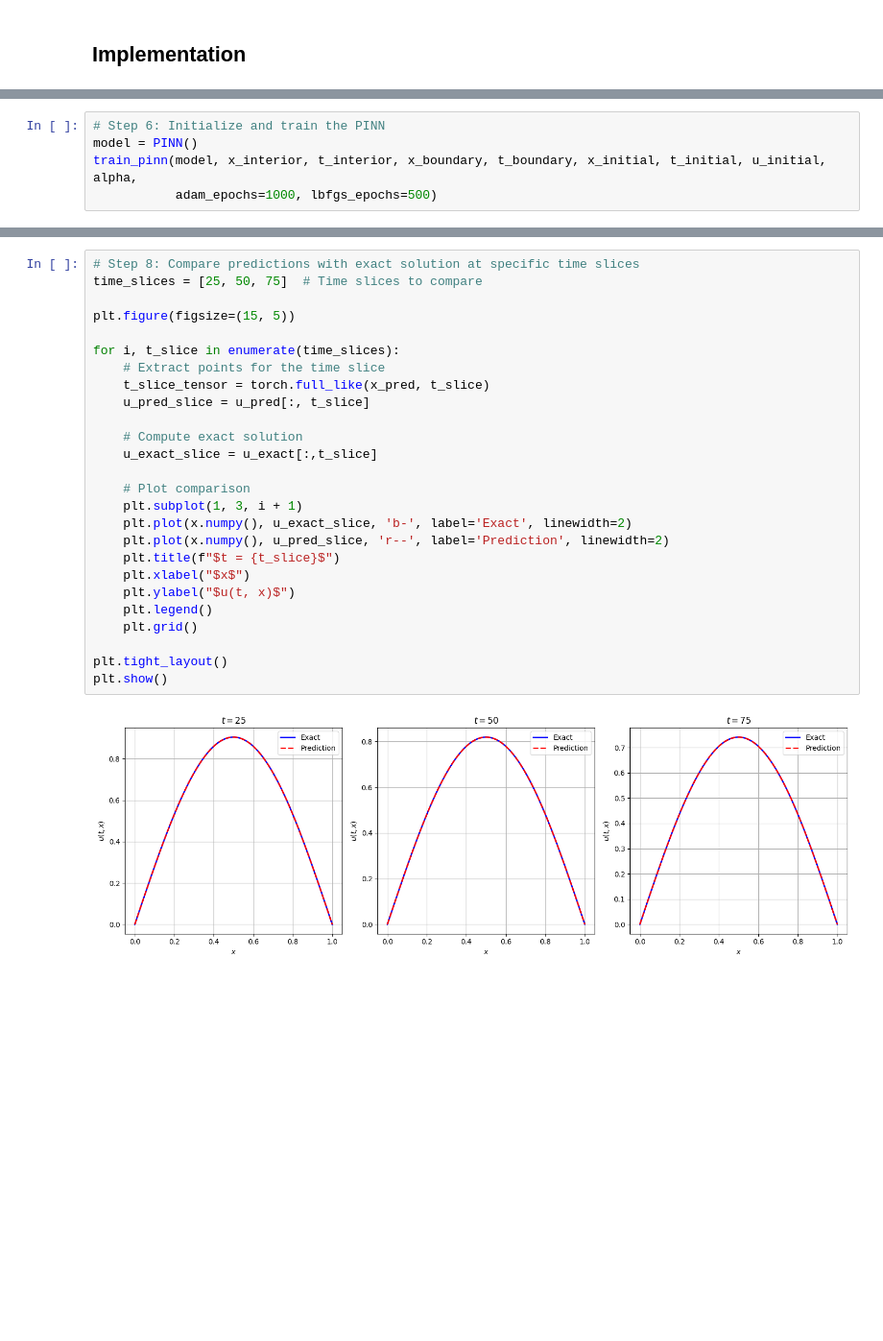
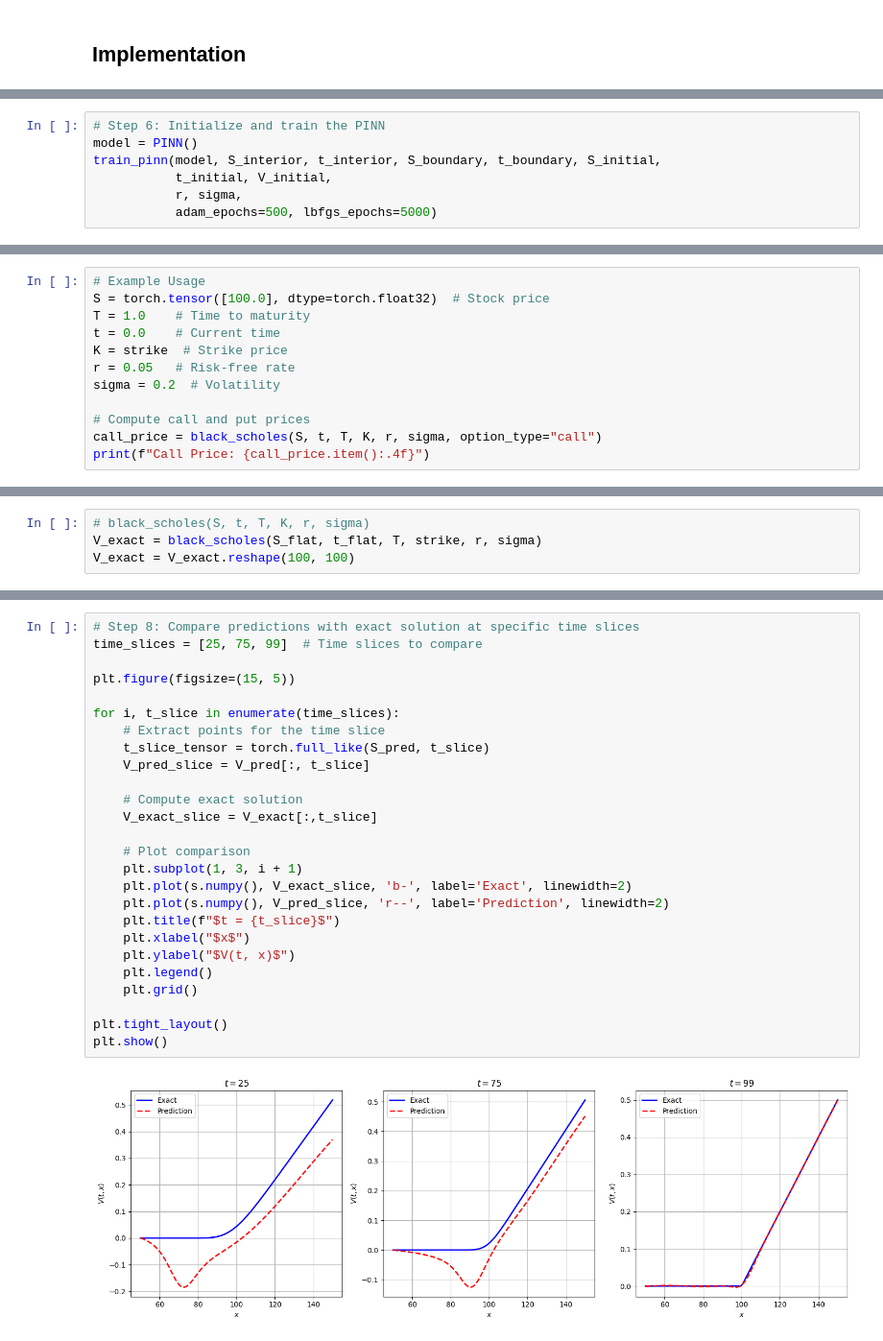
Before and after one commit to aderdouri/PINNs, a Jupyter notebook: Tutorials/Inverse_Black_Scholes.ipynb, the cells around one changed output, grey strips where cells are left out. Shown at 96% size. Cells and saved outputs as stored; diff of their text form; blank space fills up the shorter version.

```diff
--- a/Tutorials/Inverse_Black_Scholes.ipynb
+++ b/Tutorials/Inverse_Black_Scholes.ipynb
@@ -138,6 +222,8 @@ u_initial = torch.sin(np.pi * x)
 # %%
 # Step 6: Initialize and train the PINN
 model = PINN()
-train_pinn(model, x_interior, t_interior, x_boundary, t_boundary, x_initial, t_initial, u_initial, alpha,
-           adam_epochs=1000, lbfgs_epochs=500)
+train_pinn(model, S_interior, t_interior, S_boundary, t_boundary, S_initial,
+           t_initial, V_initial,
+           r, sigma,
+           adam_epochs=500, lbfgs_epochs=5000)
 # %% [output]
@@ -201,0 +262,12 @@ u_exact = u_pred.reshape(100, 100)
+# %%
+# Example Usage
+S = torch.tensor([100.0], dtype=torch.float32)  # Stock price
+T = 1.0    # Time to maturity
+t = 0.0    # Current time
+K = strike  # Strike price
+r = 0.05   # Risk-free rate
+sigma = 0.2  # Volatility
+
+# Compute call and put prices
+call_price = black_scholes(S, t, T, K, r, sigma, option_type="call")
+print(f"Call Price: {call_price.item():.4f}")
@@ -201,0 +276,4 @@ u_exact = u_pred.reshape(100, 100)
+# %%
+# black_scholes(S, t, T, K, r, sigma)
+V_exact = black_scholes(S_flat, t_flat, T, strike, r, sigma)
+V_exact = V_exact.reshape(100, 100)
@@ -202,28 +296,28 @@ u_exact = u_pred.reshape(100, 100)
 # %%
 # Step 8: Compare predictions with exact solution at specific time slices
-time_slices = [25, 50, 75]  # Time slices to compare
+time_slices = [25, 75, 99]  # Time slices to compare
 
 plt.figure(figsize=(15, 5))
 
 for i, t_slice in enumerate(time_slices):
     # Extract points for the time slice
-    t_slice_tensor = torch.full_like(x_pred, t_slice)
-    u_pred_slice = u_pred[:, t_slice]
+    t_slice_tensor = torch.full_like(S_pred, t_slice)
+    V_pred_slice = V_pred[:, t_slice]
 
     # Compute exact solution
-    u_exact_slice = u_exact[:,t_slice]
+    V_exact_slice = V_exact[:,t_slice]
 
     # Plot comparison
     plt.subplot(1, 3, i + 1)
-    plt.plot(x.numpy(), u_exact_slice, 'b-', label='Exact', linewidth=2)
-    plt.plot(x.numpy(), u_pred_slice, 'r--', label='Prediction', linewidth=2)
+    plt.plot(s.numpy(), V_exact_slice, 'b-', label='Exact', linewidth=2)
+    plt.plot(s.numpy(), V_pred_slice, 'r--', label='Prediction', linewidth=2)
     plt.title(f"$t = {t_slice}$")
     plt.xlabel("$x$")
-    plt.ylabel("$u(t, x)$")
+    plt.ylabel("$V(t, x)$")
     plt.legend()
     plt.grid()
 
 plt.tight_layout()
 plt.show()
 # %% [output]
-[figure, old version]
+[figure, new version]
```
Also changed, not shown: parts of 23 cells of this notebook.
